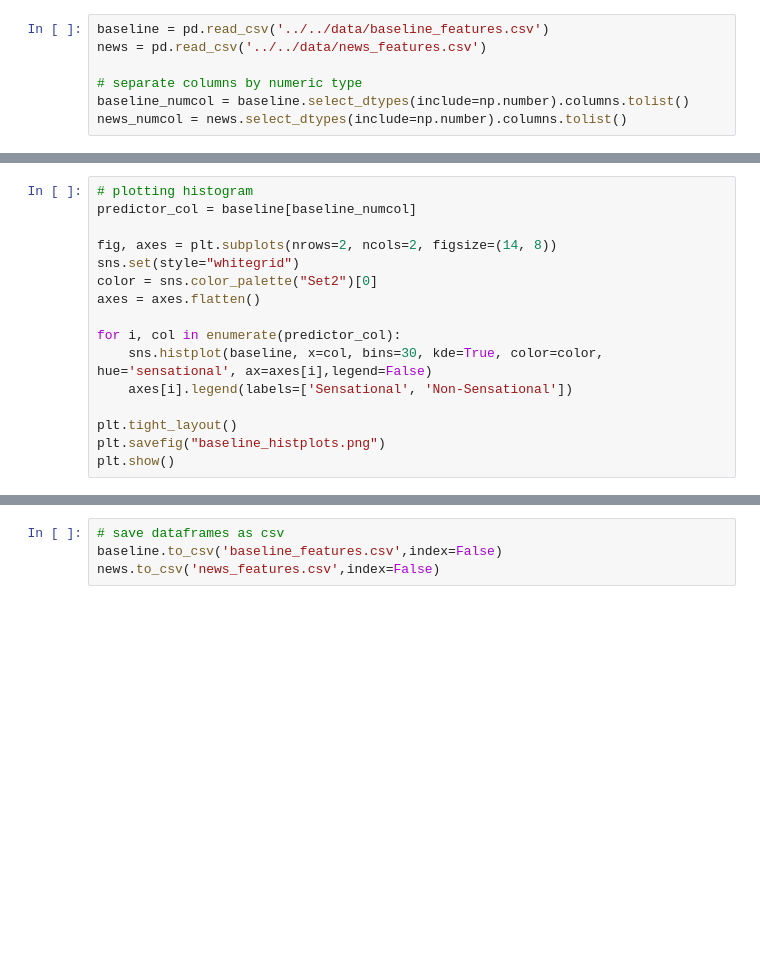
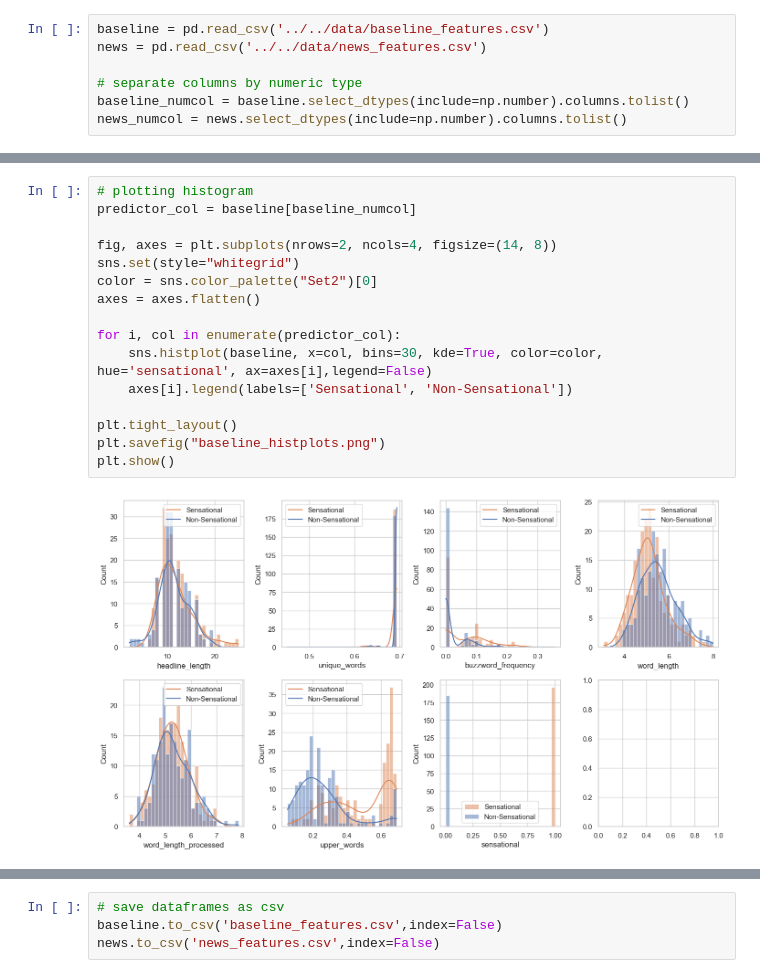
Before and after one commit to qlawk/clickbait, a Jupyter notebook: source/notebooks/analysis.ipynb, the cells around one changed output, grey strips where cells are left out. Drawn from its saved outputs; the diff is of its cells as text; blank space fills up the shorter version.

Commit message:
Finished modeling v1
Updated figures with new features

```diff
--- a/source/notebooks/analysis.ipynb
+++ b/source/notebooks/analysis.ipynb
@@ -37,19 +39,21 @@ plt.show()
 # %%
 # plotting histogram
 predictor_col = baseline[baseline_numcol]
 
-fig, axes = plt.subplots(nrows=2, ncols=2, figsize=(14, 8))
+fig, axes = plt.subplots(nrows=2, ncols=4, figsize=(14, 8))
 sns.set(style="whitegrid")
 color = sns.color_palette("Set2")[0]
 axes = axes.flatten()
 
 for i, col in enumerate(predictor_col):
     sns.histplot(baseline, x=col, bins=30, kde=True, color=color, hue='sensational', ax=axes[i],legend=False)
     axes[i].legend(labels=['Sensational', 'Non-Sensational'])
 
 plt.tight_layout()
 plt.savefig("baseline_histplots.png")
 plt.show()
+# %% [output]
+[figure, added]
 # %%
 # plotting histogram
 predictor_col = news[news_numcol]
```
Also changed, not shown: parts of 7 cells of this notebook, 18 other files.
